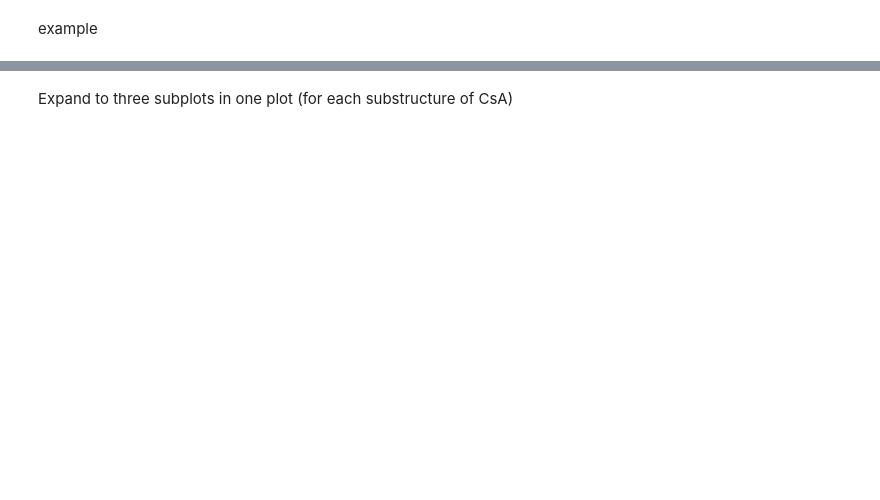
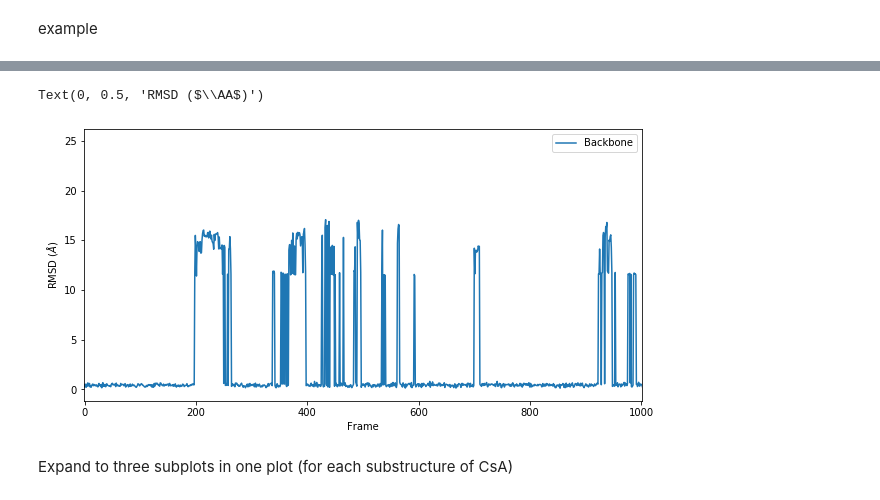
Before and after one commit to microversallaboratories/mdcode, a Jupyter notebook: jupyter_nbs/general/mdanalysis/rmsd_rel_to_xtal.ipynb, the cells around one changed output, grey strips where cells are left out. Saved outputs shown, nothing was run; the diff lists cells and outputs as text; code cells hidden in the pictures; blank space fills up the shorter version.

```diff
--- a/jupyter_nbs/general/mdanalysis/rmsd_rel_to_xtal.ipynb
+++ b/jupyter_nbs/general/mdanalysis/rmsd_rel_to_xtal.ipynb
@@ -46,3 +61,9 @@ ax.set_ylabel('RMSD ($\AA$)')
+# %%
+ax_lim = df.plot(x='Frame', y=['Backbone'], kind='line', figsize=(10,5), xlim=(-1,1001))
+ax_lim.set_ylabel('RMSD ($\AA$)')
+# %% [output]
+Text(0, 0.5, 'RMSD ($\\AA$)')
+[figure, added]
 # %%
 # Improve by: plotting RMSD relative to multiple structures on the same (x) axis?
     # need to extract the protein from the system (gmx trjconv ... -o ... .gro) to allow comparison b/w each of the models wanted for comparison, X
```
Also changed, not shown: parts of 9 cells of this notebook, 3 other files.
